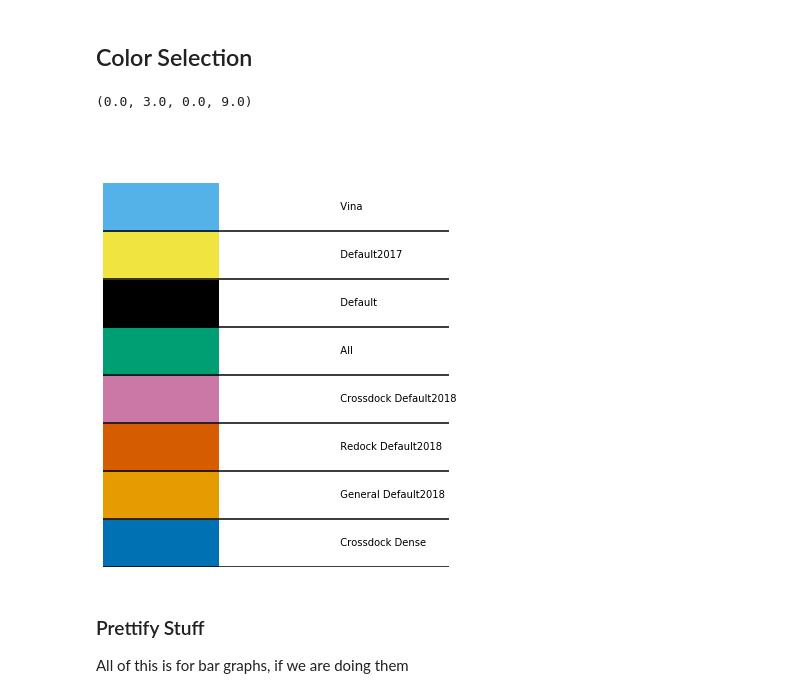
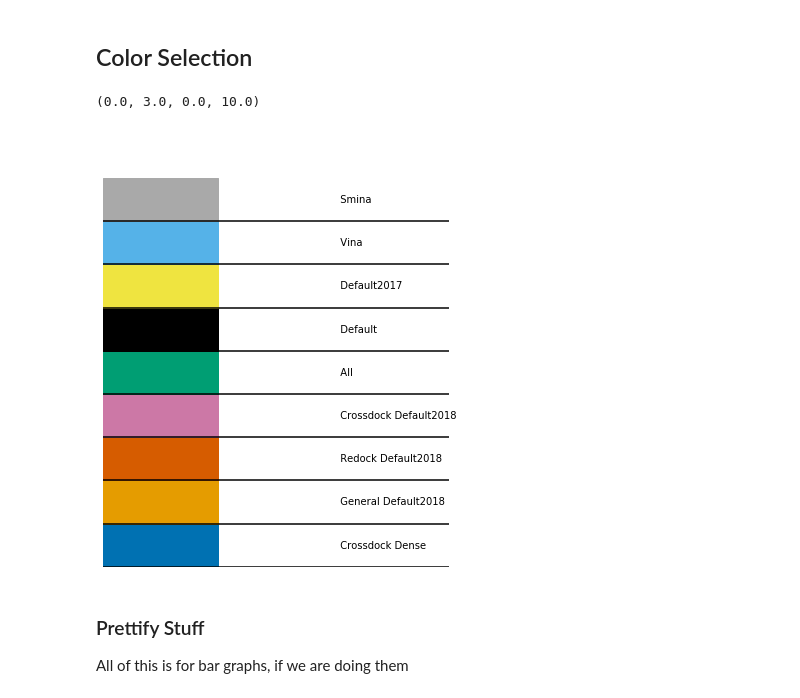
Before and after one commit to dkoes/GNINA-1.0, a Jupyter notebook: MakeFinalGraphs.ipynb, the cells around one changed output. Cells and saved outputs as stored; diff of their text form; code cells hidden in the pictures.

Commit message:
all figures up to date, now time to write

```diff
--- a/MakeFinalGraphs.ipynb
+++ b/MakeFinalGraphs.ipynb
@@ -17,27 +18,27 @@ matplotlib.rcParams.update({"figure.facecolor": "white"})
 # %%
 import matplotlib.patches as mpatch
 color_dict = {'Crossdock Dense':'#0071b2','General Default2018':'#e59c00',
               'Redock Default2018':'#d65c00','Crossdock Default2018': '#cc78a6',
                'All':'#009e73','Default':'#000000',
-               'Default2017':'#efe440','Vina':'#55b2e8'
+               'Default2017':'#efe440','Vina':'#55b2e8','Smina':'#A9A9A9'
               }
 fig = plt.figure(figsize=[4.8, 6])
 ax = fig.add_axes([0, 0, 1, 1])
 for j, (name, c) in enumerate(color_dict.items()):
     weight = None
 
     r1 = mpatch.Rectangle((0, j), 1, 1, color=c)
     txt = ax.text(2, j+.5, '  ' + name, va='center', fontsize=10,
                   weight=weight)
     ax.add_patch(r1)
     ax.axhline(j, color='k')
 
 ax.set_xlim(0, 3)
 ax.set_ylim(0, j + 2)
 ax.axis('off')
 # %% [output]
-(0.0, 3.0, 0.0, 9.0)
+(0.0, 3.0, 0.0, 10.0)
-[figure, old version]
+[figure, new version]
 # %% [markdown]
 ### Prettify Stuff
 All of this is for bar graphs, if we are doing them
```
Also changed, not shown: parts of 4 cells of this notebook, 15 other files.
